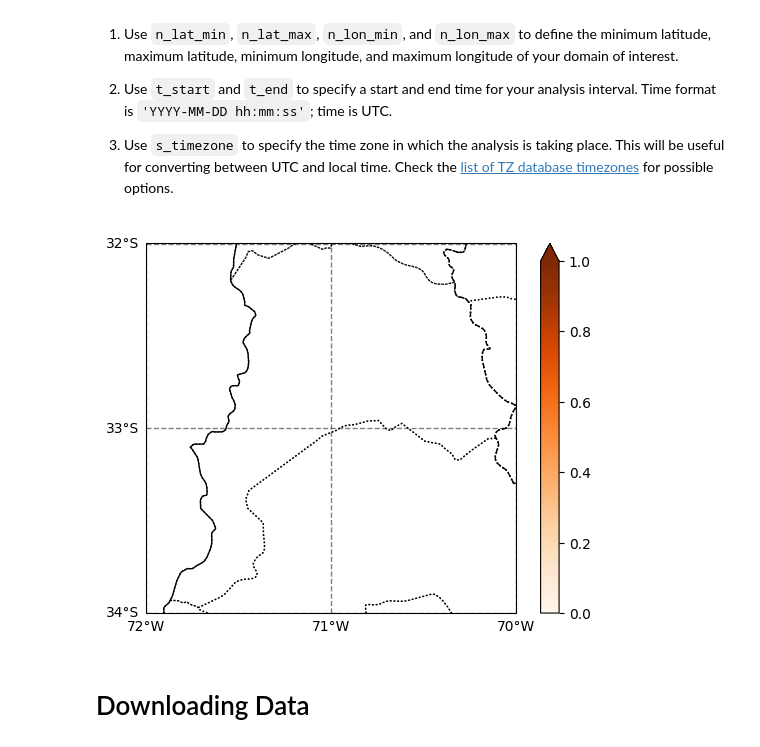
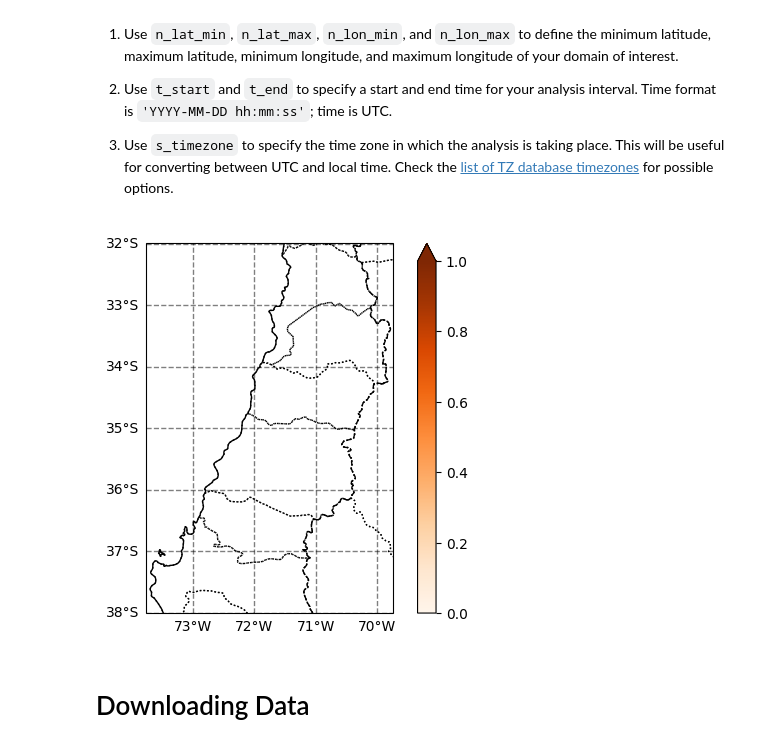
Before and after one commit to NASAARSET/PM2.5_AQ_Online_2026, a Jupyter notebook: code/python/PM2_5_AQ_Online_2026_CaseStudy_EN_complete.ipynb, the cells around one changed output. Cells and saved outputs as stored; diff of their text form; code cells hidden in the pictures.

```diff
--- a/code/python/PM2_5_AQ_Online_2026_CaseStudy_EN_complete.ipynb
+++ b/code/python/PM2_5_AQ_Online_2026_CaseStudy_EN_complete.ipynb
@@ -449,25 +641,25 @@ def F_compute_metrics(f_data,
 3.   Use `s_timezone` to specify the time zone in which the analysis is taking place. This will be useful for converting between UTC and local time. Check the [list of TZ database timezones](https://en.wikipedia.org/wiki/List_of_tz_database_time_zones) for possible options.
 # %%
 # Define the bounding box:
-n_lat_min = -34
+n_lat_min = -38
 n_lat_max = -32
-n_lon_min = -72
-n_lon_max = -70
+n_lon_min = -73.75
+n_lon_max = -69.75
 
 # Define the start and end time:
-t_start = np.datetime64('2023-05-01 00:00:00')
-t_end = np.datetime64('2023-07-31 23:59:59')
+t_start = np.datetime64('2022-12-01 00:00:00')
+t_end = np.datetime64('2023-03-31 23:59:59')
 
 # Specify the local time zone; this will be useful for later visualization:
 s_timezome = 'America/Santiago'
 
 # Let's look at the region we've selected to check out that it is what we want:
 F_plot_map(n_lat_min=n_lat_min,
            n_lat_max=n_lat_max,
            n_lon_min=n_lon_min,
            n_lon_max=n_lon_max);
 # %% [output]
-[figure, old version]
+[figure, new version]
 # %% [markdown]
 # Downloading Data
 # %% [markdown]
```
Also changed, not shown: parts of 22 cells of this notebook, 1 other file.
